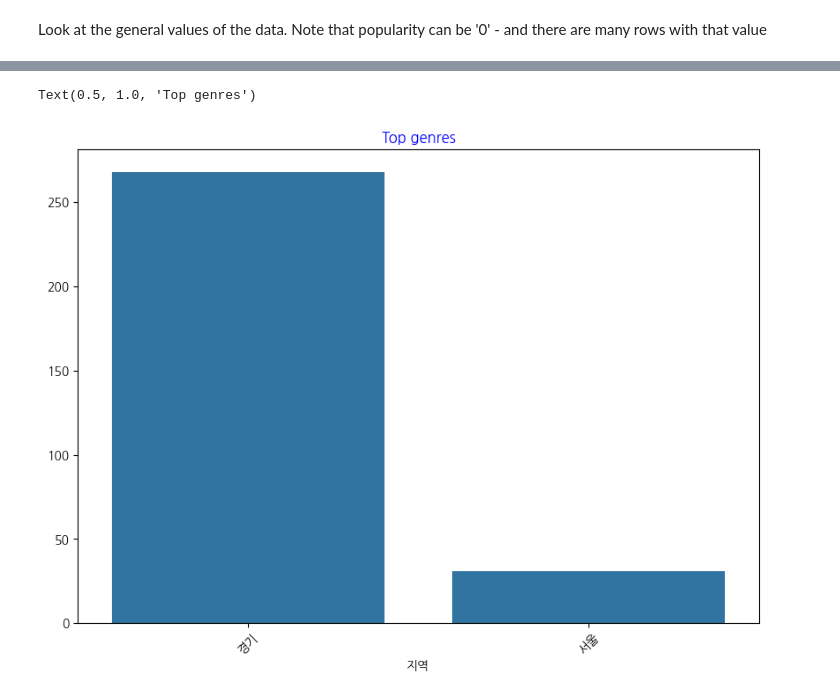
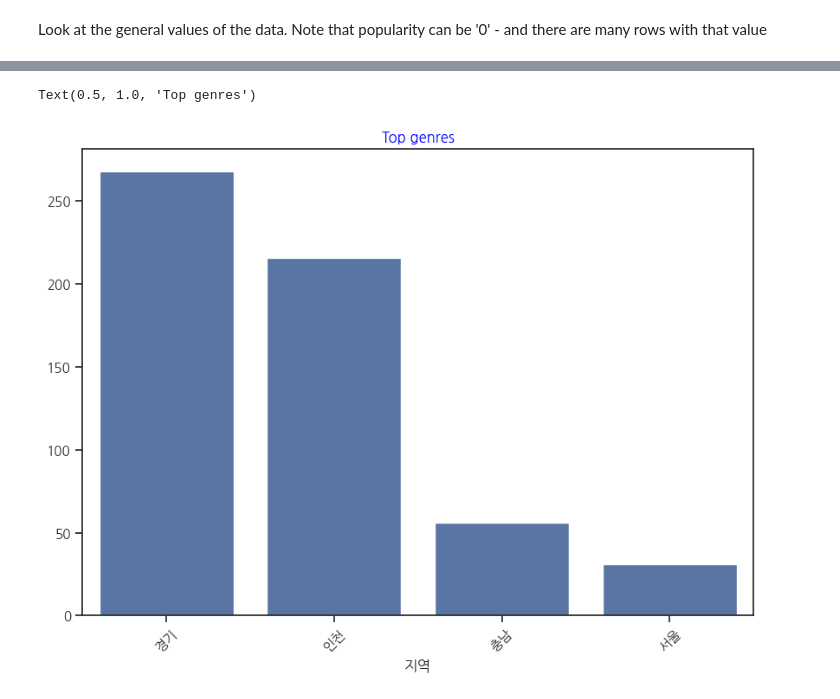
Before and after one commit to Konkuk-Univ-Glocal-Campus/ml202401-midterm-SyouSB, a Jupyter notebook: ml_midterm.ipynb, the cells around one changed output, grey strips where cells are left out. Drawn from its saved outputs; the diff is of its cells as text; code cells hidden in the pictures.

```diff
--- a/ml_midterm.ipynb
+++ b/ml_midterm.ipynb
@@ -38,7 +40,8 @@ import pandas as pd
 # Load up a dataframe with some data about the songs.
 
 # df = pd.read_csv("./도로교통공단_시군구별 월별 교통사고 통계_20221231.csv")
-# df = pd.read_csv("./한국환경공단_도로 재비산먼지 측정 정보_20240331.csv")
-df = pd.read_csv("서울교통공사_지하철혼잡도정보_20230331.csv")
+df = pd.read_csv("./한국환경공단_도로 재비산먼지 측정 정보_20240331.csv")
+# df = pd.read_csv("서울교통공사_지하철혼잡도정보_20230331.csv")
+# df = pd.read_csv("한국수자원공사_지하수이용정보_지역별_20231231.csv")
 df.head()
 # %% [output]
@@ -72,0 +78,4 @@ memory usage: 577.0+ KB
+# %%
+# 9시 이후의 데이터 삭제
+df = df[["측정일자","측정시간","지역명","지역", "기온","습도","재비산먼지 평균농도"]]
+df.head()
@@ -130,23 +128,23 @@ Text(0.5, 1.0, 'Top genres')
 # %%
-# df = df[(df['시도'] == '서울') | (df['시도'] == '경기') | (df['시도'] == '경북')]
-# df = df[(df['사고건수'] > 0)]
-# top = df['시도'].value_counts()
+df = df[(df['지역'] == '경기') | (df['지역'] == '인천') | (df['지역'] == '충남') | (df['지역'] == '서울')]
+df = df[(df['재비산먼지 평균농도'] > 0)]
+top = df['지역'].value_counts()
 
 # df = df[(df['지역'] == '서울') | (df['지역'] == '경기') | (df['지역'] == '경북')]
 # df = df[(df['재비산먼지 평균농도'] > 0)]
 # top = df['지역'].value_counts()
 
 # df = df[(df['지역'] == '서울') | (df['지역'] == '경기') | (df['지역'] == '경북')]
 # df = df[(df['재비산먼지 평균농도'] > 0)]
 # top = df['지역'].value_counts()
 
 plt.figure(figsize=(10,7))
 sns.barplot(x=top.index,y=top.values)
 plt.xticks(rotation=45)
 plt.title('Top genres',color = 'blue')
 # %% [output]
 Text(0.5, 1.0, 'Top genres')
-[figure, old version]
+[figure, new version]
 # %%
 # do a quick test to see if the data correlates in any particularly strong way
 
```
Also changed, not shown: parts of 22 cells of this notebook.
